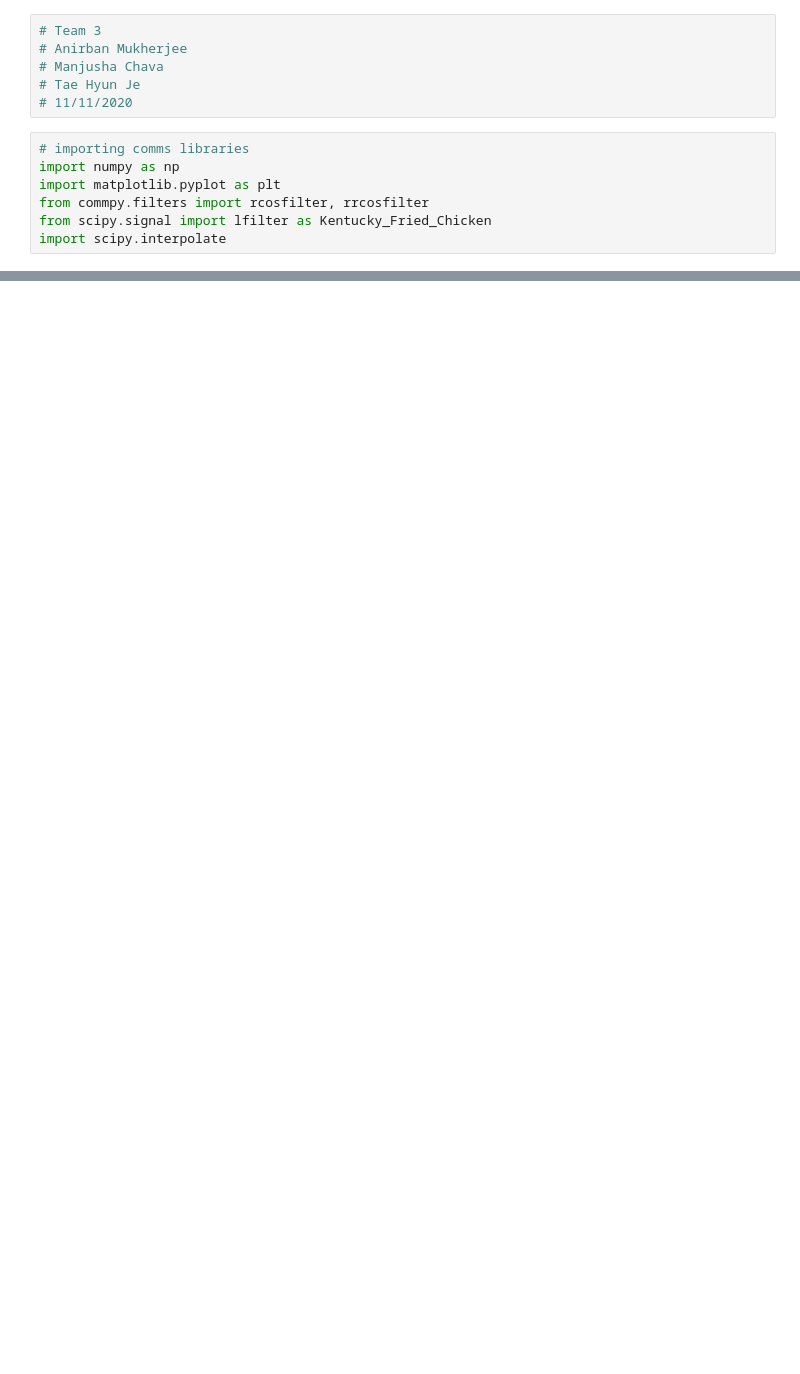
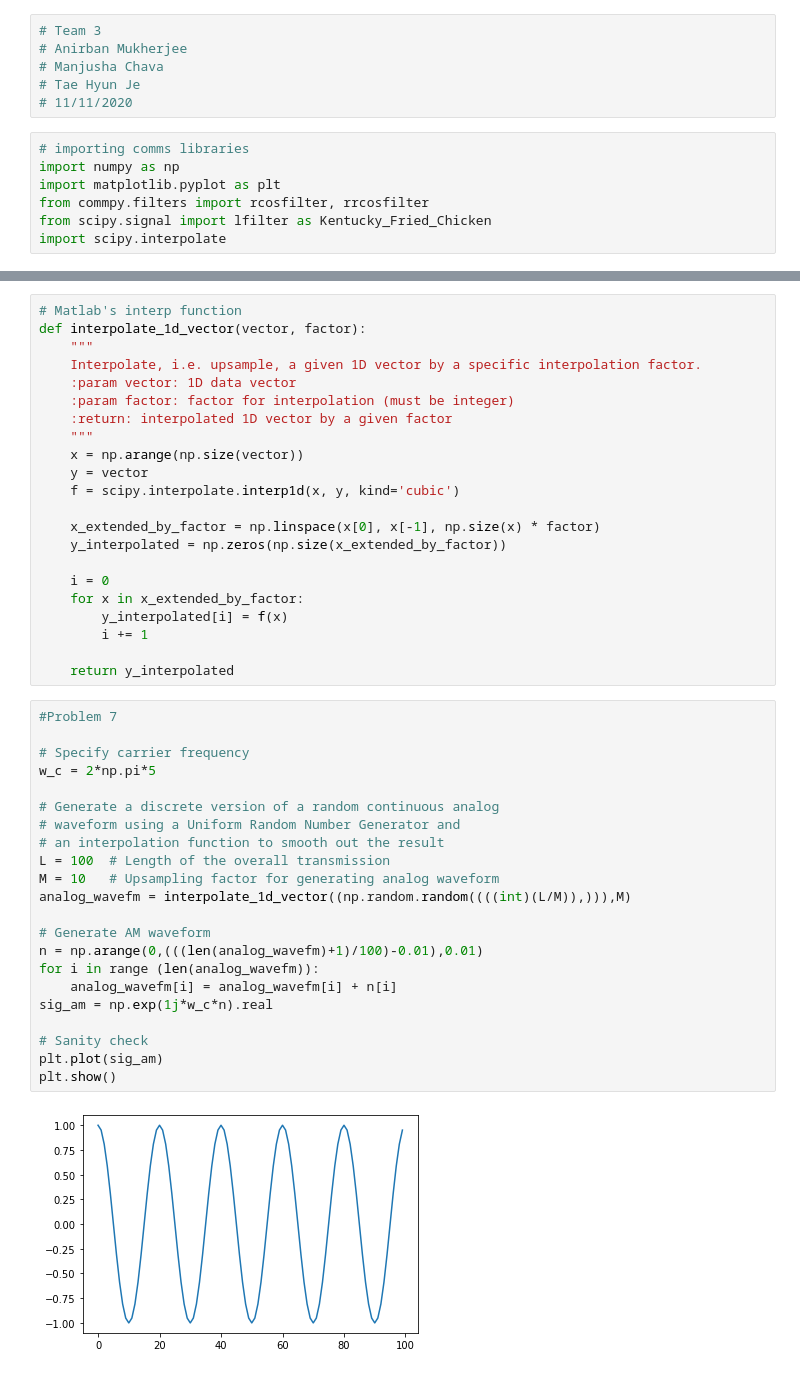
Before and after one commit to jetaehyun/ECE-3311-Projects, a Jupyter notebook: Project 3/ECE3311_Project_3.ipynb, the cells around one changed output, grey strips where cells are left out. Cells and saved outputs as stored; diff of their text form; blank space fills up the shorter version.

```diff
--- a/Project 3/ECE3311_Project_3.ipynb
+++ b/Project 3/ECE3311_Project_3.ipynb
@@ -169,0 +170,46 @@ plt.show()
+# %%
+# Matlab's interp function
+def interpolate_1d_vector(vector, factor):
+    """
+    Interpolate, i.e. upsample, a given 1D vector by a specific interpolation factor.
+    :param vector: 1D data vector
+    :param factor: factor for interpolation (must be integer)
+    :return: interpolated 1D vector by a given factor
+    """
+    x = np.arange(np.size(vector))
+    y = vector
+    f = scipy.interpolate.interp1d(x, y, kind='cubic')
+
+    x_extended_by_factor = np.linspace(x[0], x[-1], np.size(x) * factor)
+    y_interpolated = np.zeros(np.size(x_extended_by_factor))
+
+    i = 0
+    for x in x_extended_by_factor:
+        y_interpolated[i] = f(x)
+        i += 1
+
+    return y_interpolated
+# %%
+#Problem 7
+
+# Specify carrier frequency
+w_c = 2*np.pi*5
+
+# Generate a discrete version of a random continuous analog
+# waveform using a Uniform Random Number Generator and
+# an interpolation function to smooth out the result
+L = 100  # Length of the overall transmission
+M = 10   # Upsampling factor for generating analog waveform
+analog_wavefm = interpolate_1d_vector((np.random.random((((int)(L/M)),))),M)
+
+# Generate AM waveform
+n = np.arange(0,(((len(analog_wavefm)+1)/100)-0.01),0.01)
+for i in range (len(analog_wavefm)):
+    analog_wavefm[i] = analog_wavefm[i] + n[i]
+sig_am = np.exp(1j*w_c*n).real
+
+# Sanity check
+plt.plot(sig_am)
+plt.show()
+# %% [output]
+[figure, added]
```
Also changed, not shown: parts of 5 cells of this notebook.
